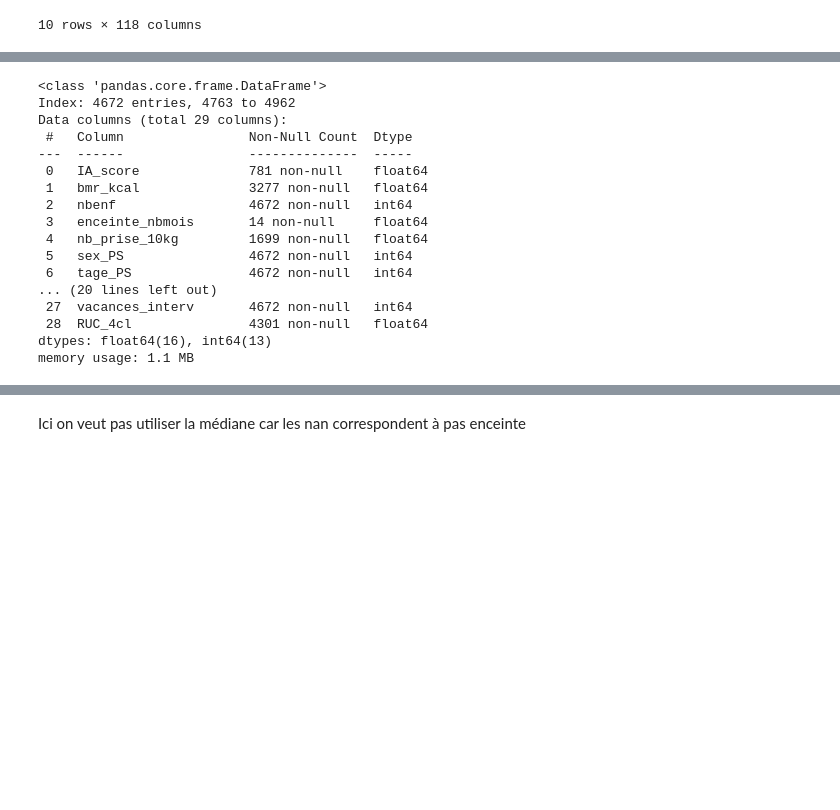
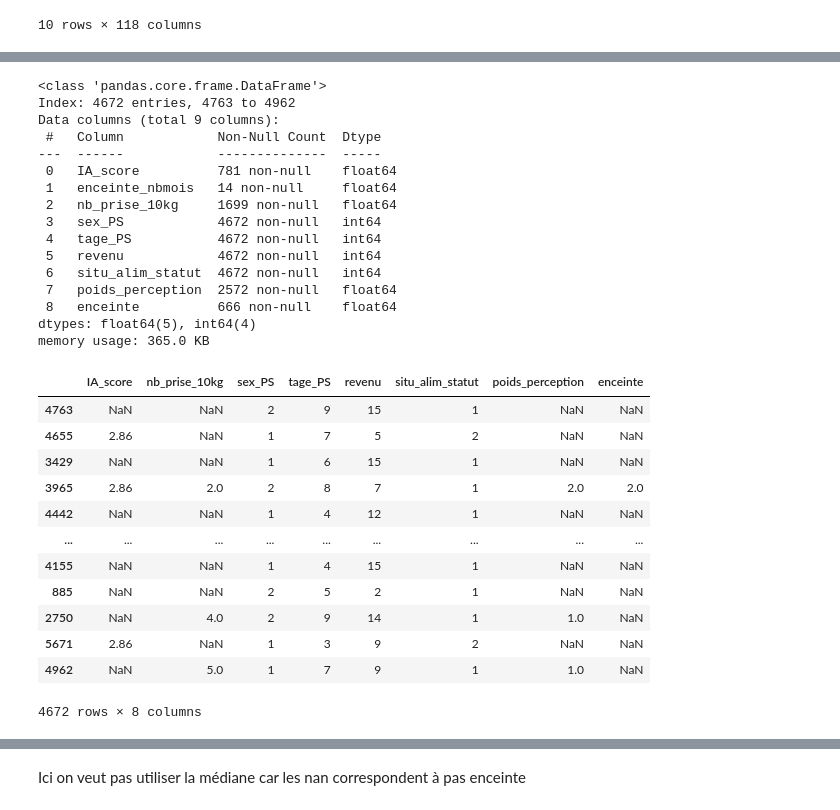
Before and after one commit to InseeFrLab/funathon2023_sujet3, a Jupyter notebook: Python_3_IMC_prediction.ipynb, the cells around one changed output, grey strips where cells are left out. Drawn from its saved outputs; the diff is of its cells as text; code cells hidden in the pictures; blank space fills up the shorter version.

```diff
--- a/Python_3_IMC_prediction.ipynb
+++ b/Python_3_IMC_prediction.ipynb
@@ -74,2 +69,0 @@ Train test split
-# %%
-X_train, X_test, y_train, y_test = train_test_split(X, y, test_size=0.2, random_state=SEED)
@@ -120,18 +186,33 @@ X_train_regression.info()
 # %% [output]
 <class 'pandas.core.frame.DataFrame'>
 Index: 4672 entries, 4763 to 4962
-Data columns (total 29 columns):
- #   Column                Non-Null Count  Dtype
----  ------                --------------  -----
- 0   IA_score              781 non-null    float64
- 1   bmr_kcal              3277 non-null   float64
- 2   nbenf                 4672 non-null   int64
- 3   enceinte_nbmois       14 non-null     float64
- 4   nb_prise_10kg         1699 non-null   float64
- 5   sex_PS                4672 non-null   int64
- 6   tage_PS               4672 non-null   int64
-... (20 lines left out)
- 27  vacances_interv       4672 non-null   int64
- 28  RUC_4cl               4301 non-null   float64
-dtypes: float64(16), int64(13)
-memory usage: 1.1 MB
+Data columns (total 9 columns):
+ #   Column            Non-Null Count  Dtype
+---  ------            --------------  -----
+ 0   IA_score          781 non-null    float64
+ 1   enceinte_nbmois   14 non-null     float64
+ 2   nb_prise_10kg     1699 non-null   float64
+ 3   sex_PS            4672 non-null   int64
+ 4   tage_PS           4672 non-null   int64
+ 5   revenu            4672 non-null   int64
+ 6   situ_alim_statut  4672 non-null   int64
+ 7   poids_perception  2572 non-null   float64
+ 8   enceinte          666 non-null    float64
+dtypes: float64(5), int64(4)
+memory usage: 365.0 KB
+# %%
+X_train_regression
+# %% [output]
+|  | IA_score | nb_prise_10kg | sex_PS | tage_PS | revenu | situ_alim_statut | poids_perception | enceinte |
+| 4763 | NaN | NaN | 2 | 9 | 15 | 1 | NaN | NaN |
+| 4655 | 2.86 | NaN | 1 | 7 | 5 | 2 | NaN | NaN |
+| 3429 | NaN | NaN | 1 | 6 | 15 | 1 | NaN | NaN |
+| 3965 | 2.86 | 2.0 | 2 | 8 | 7 | 1 | 2.0 | 2.0 |
+| 4442 | NaN | NaN | 1 | 4 | 12 | 1 | NaN | NaN |
+| ... | ... | ... | ... | ... | ... | ... | ... | ... |
+| 4155 | NaN | NaN | 1 | 4 | 15 | 1 | NaN | NaN |
+| 885 | NaN | NaN | 2 | 5 | 2 | 1 | NaN | NaN |
+| 2750 | NaN | 4.0 | 2 | 9 | 14 | 1 | 1.0 | NaN |
+| 5671 | 2.86 | NaN | 1 | 3 | 9 | 2 | NaN | NaN |
+| 4962 | NaN | 5.0 | 1 | 7 | 9 | 1 | 1.0 | NaN |
+4672 rows × 8 columns
```
Also changed, not shown: parts of 28 cells of this notebook.
